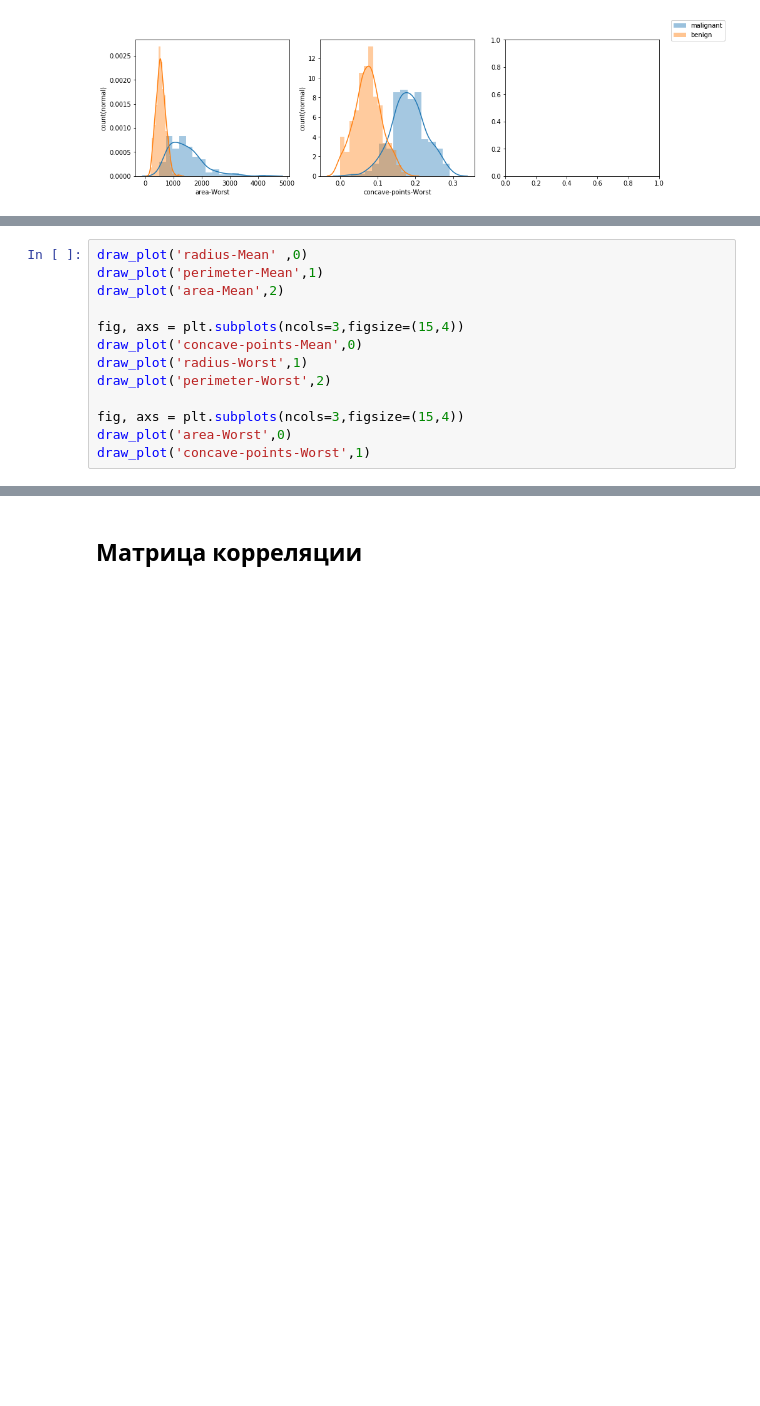
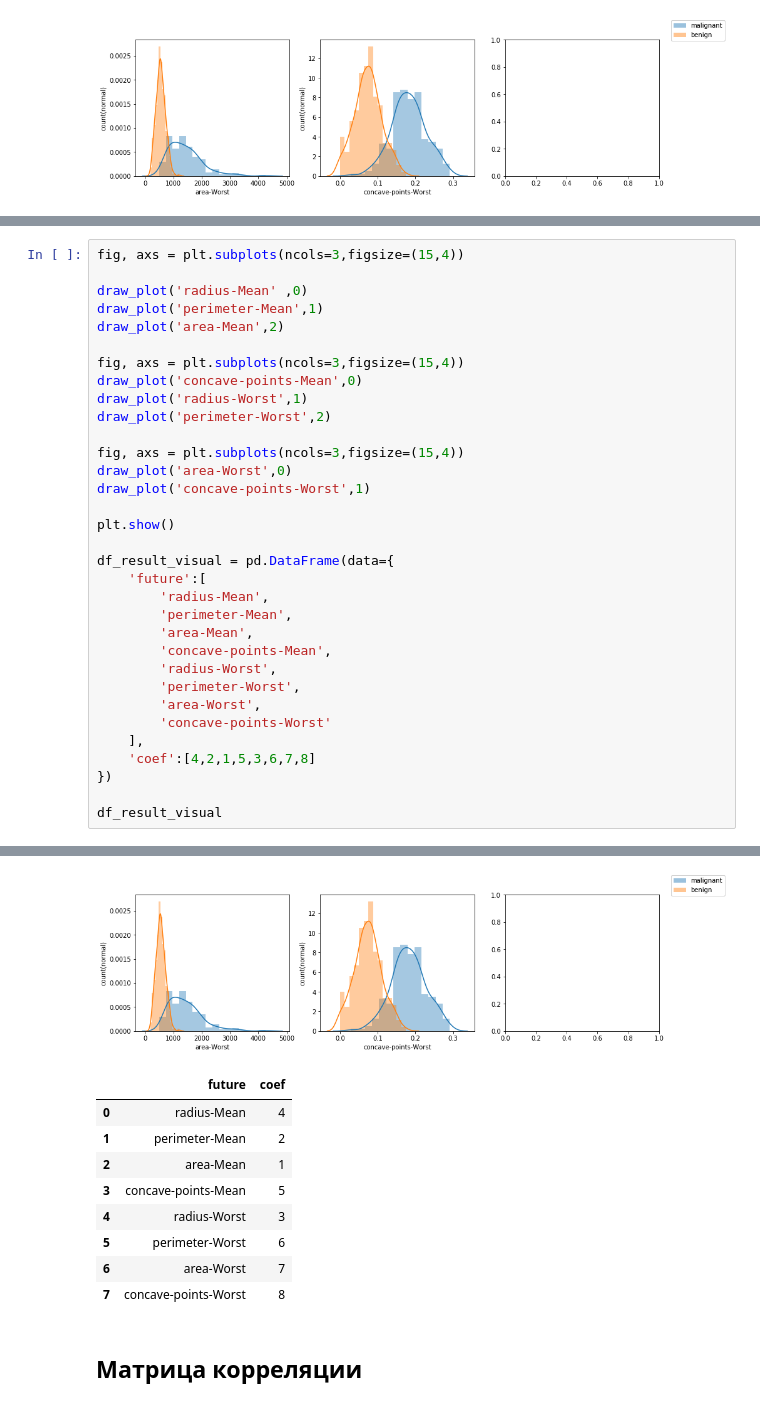
Before and after one commit to sergaph/OTUS-ML, a Jupyter notebook: 3_Exploratory_Data_Analysis_and_Preprocessing/3_Exploratory_Data_Analysis_and_Preprocessing_Homework.ipynb, the cells around one changed output, grey strips where cells are left out. Saved outputs shown, nothing was run; the diff lists cells and outputs as text; blank space fills up the shorter version.

```diff
--- a/3_Exploratory_Data_Analysis_and_Preprocessing/3_Exploratory_Data_Analysis_and_Preprocessing_Homework.ipynb
+++ b/3_Exploratory_Data_Analysis_and_Preprocessing/3_Exploratory_Data_Analysis_and_Preprocessing_Homework.ipynb
@@ -251,4 +253,6 @@ draw_plot('concave-points-Worst',1)
 # %%
+fig, axs = plt.subplots(ncols=3,figsize=(15,4))
+
 draw_plot('radius-Mean' ,0)
 draw_plot('perimeter-Mean',1)
 draw_plot('area-Mean',2)
@@ -261,4 +265,22 @@ draw_plot('perimeter-Worst',2)
 fig, axs = plt.subplots(ncols=3,figsize=(15,4))
 draw_plot('area-Worst',0)
 draw_plot('concave-points-Worst',1)
+
+plt.show()
+
+df_result_visual = pd.DataFrame(data={
+    'future':[
+        'radius-Mean',
+        'perimeter-Mean',
+        'area-Mean',
+        'concave-points-Mean',
+        'radius-Worst',
+        'perimeter-Worst',
+        'area-Worst',
+        'concave-points-Worst'
+    ],
+    'coef':[4,2,1,5,3,6,7,8]
+})
+
+df_result_visual
 # %% [output]
@@ -267,3 +289,13 @@ draw_plot('concave-points-Worst',1)
+[figure, added]
+|  | future | coef |
+| 0 | radius-Mean | 4 |
+| 1 | perimeter-Mean | 2 |
+| 2 | area-Mean | 1 |
+| 3 | concave-points-Mean | 5 |
+| 4 | radius-Worst | 3 |
+| 5 | perimeter-Worst | 6 |
+| 6 | area-Worst | 7 |
+| 7 | concave-points-Worst | 8 |
 # %% [markdown]
 ## Матрица корреляции
 # %% [markdown]
```
Also changed, not shown: parts of 13 cells of this notebook, 3 other files.
